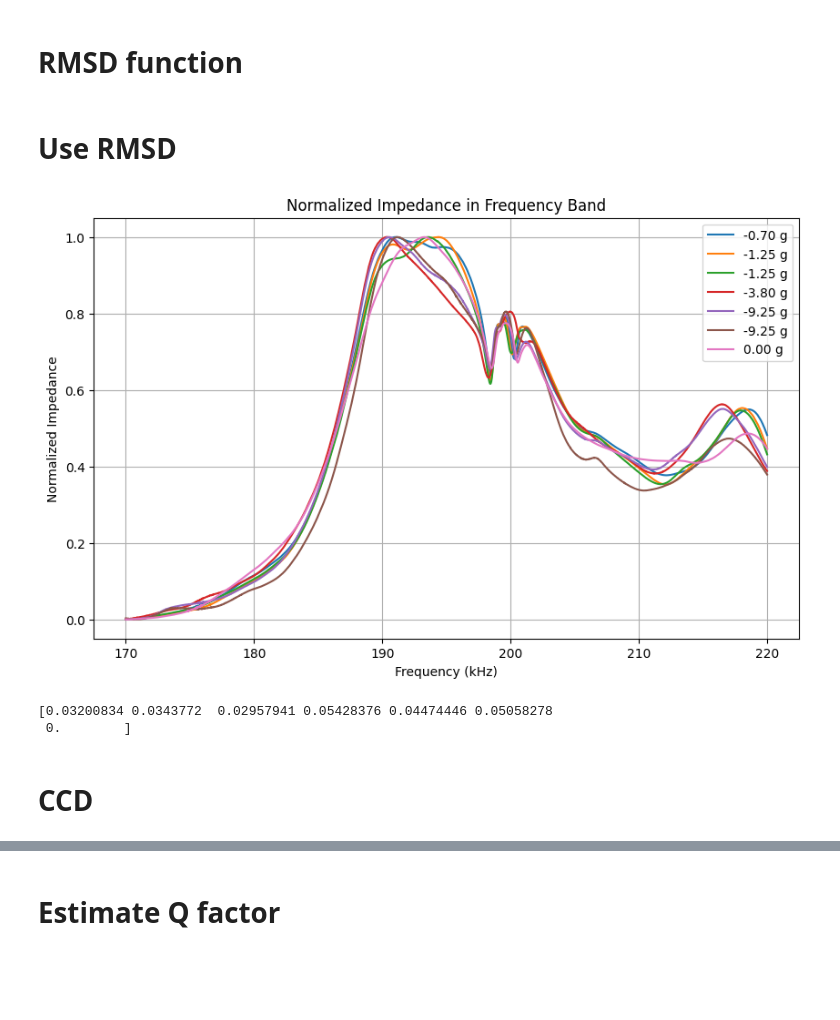
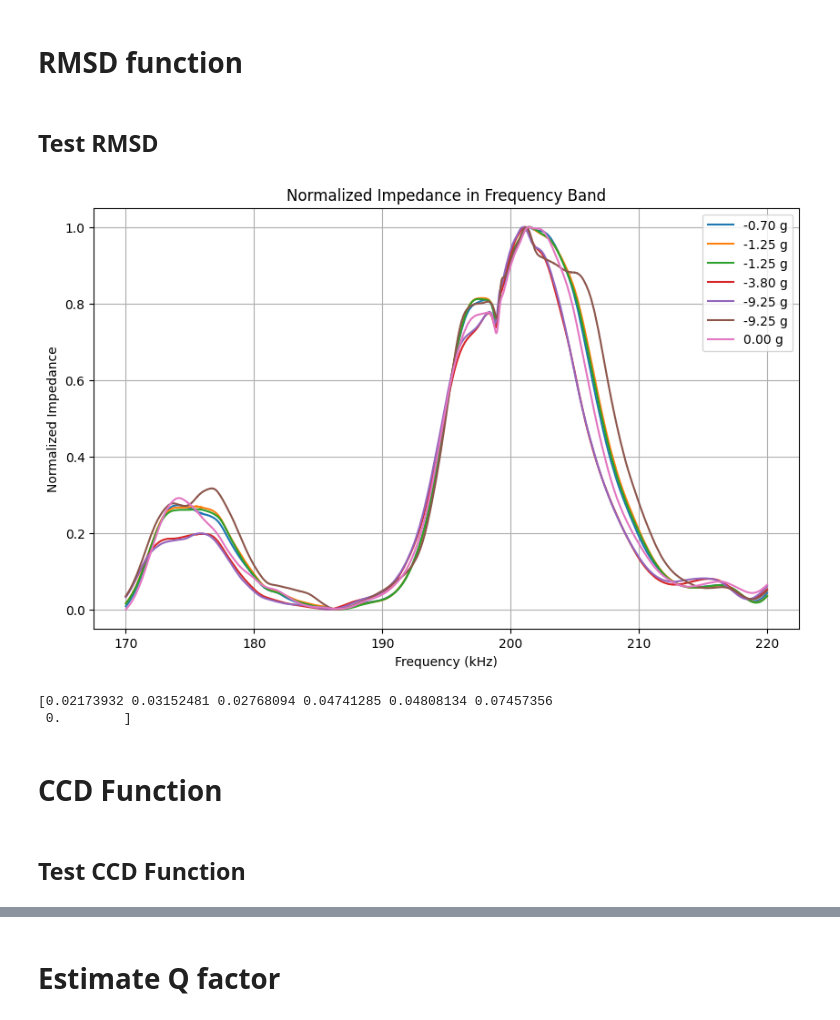
Before and after one commit to MKD-software/EMI-DMG-Analysis, a Jupyter notebook: Damage-analysis.ipynb, the cells around one changed output, grey strips where cells are left out. Cells and saved outputs as stored; diff of their text form; code cells hidden in the pictures; blank space fills up the shorter version.

```diff
--- a/Damage-analysis.ipynb
+++ b/Damage-analysis.ipynb
@@ -181,35 +181,35 @@ def compute_rmsd_from_dfs_simple(dfs, f_min, f_max, label):
 
     return np.array(rmsd_list)
 # %% [markdown]
-# Use RMSD
+## Test RMSD
 # %%
-sample_to_plot = "sample_2.csv"
+sample_to_plot = "sample_1.csv"
 f_min, f_max = 170000, 220000
 
 dfs_for_sample = [
     samples[sample_to_plot]
     for folder_name, samples in data.items()
     if sample_to_plot in samples
 ]
 
 labels = []
 for folder_name, samples in data.items():
     if sample_to_plot in samples:
         delta_weight = weights.get(folder_name, {}).get(sample_to_plot, None)
         if delta_weight is not None:
             labels.append(f"{delta_weight:.2f} g")
         else:
             labels.append(folder_name)
 
 rmsd_values = compute_rmsd_from_dfs_simple(dfs_for_sample, f_min, f_max, labels)
 
 print(rmsd_values)
 # %% [output]
-[figure, old version]
+[figure, new version]
-[0.03200834 0.0343772  0.02957941 0.05428376 0.04474446 0.05058278
+[0.02173932 0.03152481 0.02768094 0.04741285 0.04808134 0.07457356
  0.        ]
 # %% [markdown]
-# CCD
+# CCD Function
 # %%
 import numpy as np
 import matplotlib.pyplot as plt
@@ -241,4 +241,6 @@ def compute_corr_dev_from_dfs_simple(dfs, f_min, f_max, label):
     plt.show()
 
     return np.array(corr_dev_list)
+# %% [markdown]
+## Test CCD Function
 # %%
```
Also changed, not shown: parts of 19 cells of this notebook.
